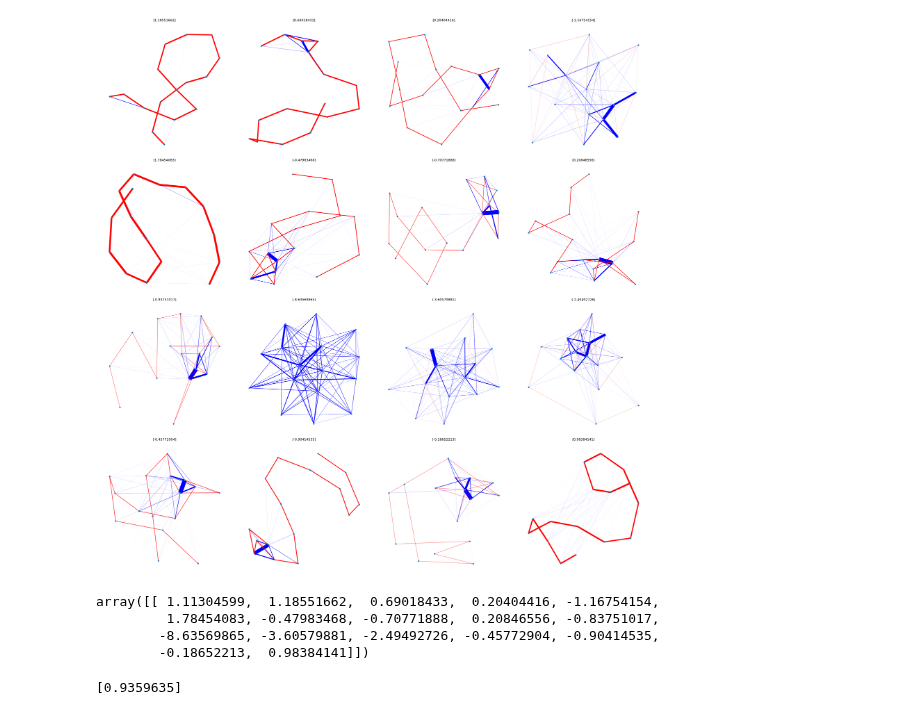
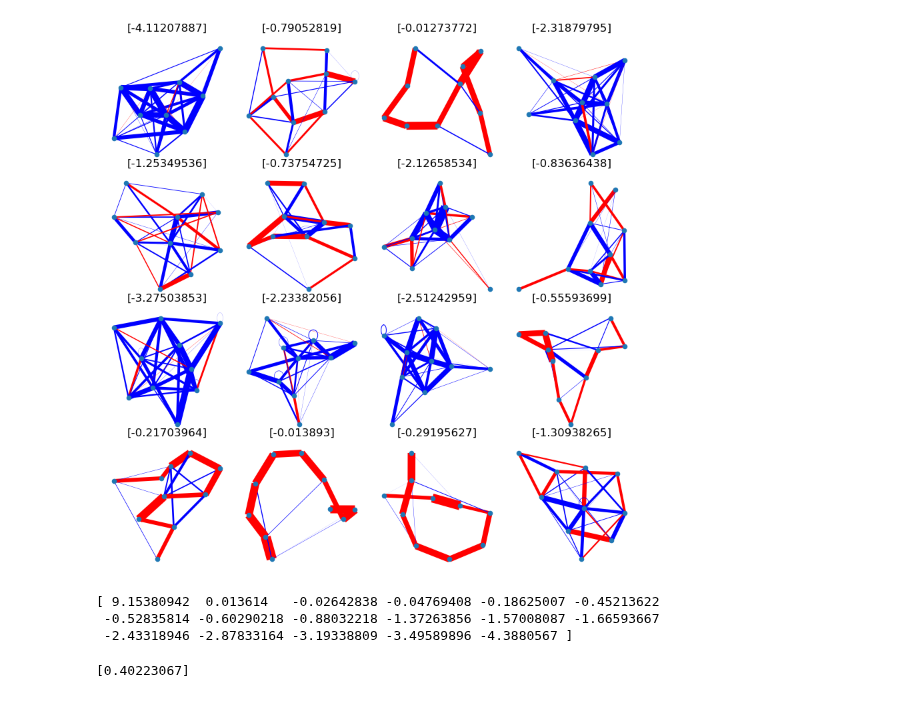
Before and after one commit to Yee-Millennium/REU2024_code, a Jupyter notebook: SNDL_tutorial.ipynb, the cells around one changed output. Cells and saved outputs as stored; diff of their text form; code cells hidden in the pictures.

```diff
--- a/SNDL_tutorial.ipynb
+++ b/SNDL_tutorial.ipynb
@@ -5,7 +5,7 @@ from src.supervised_NDL.SNDL import sndl_equalEdge, sndl_reg
 from util.plotting import *
 # %%
 ### #ntwk_list = ['Caltech36', 'UCLA26', 'true_edgelist_for_ER_5000_mean_degree_50', 'true_edgelist_for_BA_5000_m_50', 'true_edgelist_for_SW_5000_k_50_p_0.1', 'SBM1']
-ntwk_list = ['Caltech36', 'UCLA26']
+ntwk_list = ['bn-mouse_retina_1', 'bn-mouse-kasthuri_graph_v4']
 sampling_alg = 'pivot'
 save_folder = 'output/network/'
 
@@ -16,5 +16,6 @@ for ntwk in ntwk_list:
     G.load_add_edges(path, increment_weights=False, use_genfromtxt=True)
     graph_list.append(G)
 # %%
-W, beta, H = sndl_equalEdge(graph_list, sample_size_1= 1000, k=16, xi=4, n_components=16, iter = 50)
+sample_size_1, sample_size_2 = 500, 500
+W, beta, H = sndl_equalEdge(graph_list, sample_size_1=sample_size_1,sample_size_2 = sample_size_2, k=10, xi=2, n_components=16, iter = 250)
 # %% [output]
@@ -55,18 +46,22 @@ This is H's shape: (16, 45884)
 # %%
 ## Visualize dictionaries
-display_dict_and_graph(save_path='output/figure/Cal_UCLA_1000_44884', W=W, regression_coeff=beta.T, fig_size=[35,35], plot_graph_only=True)
+display_dict_and_graph(save_path=f'output/figure/Cal_UCLA_{sample_size_1}_{sample_size_2}', W=W, regression_coeff=beta.T, fig_size=[10,10], plot_graph_only=True)
 # %% [output]
-[figure, old version]
+[figure, new version]
-# %%
-beta
-# %% [output]
-array([[ 1.11304599,  1.18551662,  0.69018433,  0.20404416, -1.16754154,
-         1.78454083, -0.47983468, -0.70771888,  0.20846556, -0.83751017,
-        -8.63569865, -3.60579881, -2.49492726, -0.45772904, -0.90414535,
-        -0.18652213,  0.98384141]])
+# %%
+b = beta[0, :]
+importance = b
+idx = np.argsort(importance)
+idx = np.flip(idx)
+
+print(b[idx])
+# %% [output]
+[ 9.15380942  0.013614   -0.02642838 -0.04769408 -0.18625007 -0.45213622
+ -0.52835814 -0.60290218 -0.88032218 -1.37263856 -1.57008087 -1.66593667
+ -2.43318946 -2.87833164 -3.19338809 -3.49589896 -4.3880567 ]
 # %%
-### Harvard1, MIT8, Caltech36, UCLA26
-path = "data/" + "MIT8" + '.txt'
+### Harvard1, MIT8, Caltech36, UCLA26, 'bn-mouse_retina_1', 'bn-mouse-kasthuri_graph_v4'
+path = "data/" + "bn-mouse-kasthuri_graph_v4" + '.txt'
 G3 = nn.NNetwork()
 G3.load_add_edges(path, increment_weights=False, use_genfromtxt=True)
 
@@ -74,4 +69,4 @@ prob = sndl_reg(G3, W, beta, 1000)
 
 print(prob)
 # %% [output]
-[0.9359635]
+[0.40223067]
```
Also changed, not shown: parts of 2 cells of this notebook.
